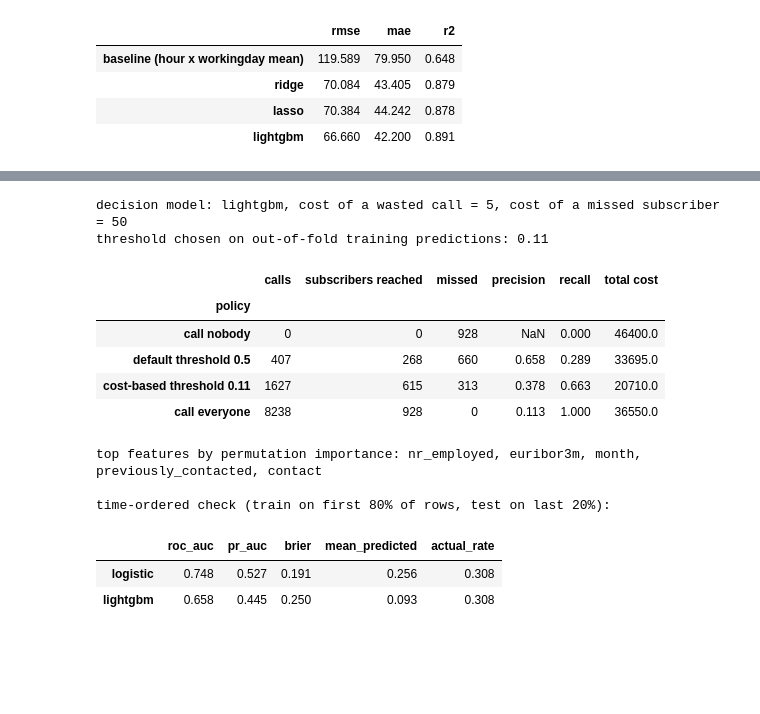
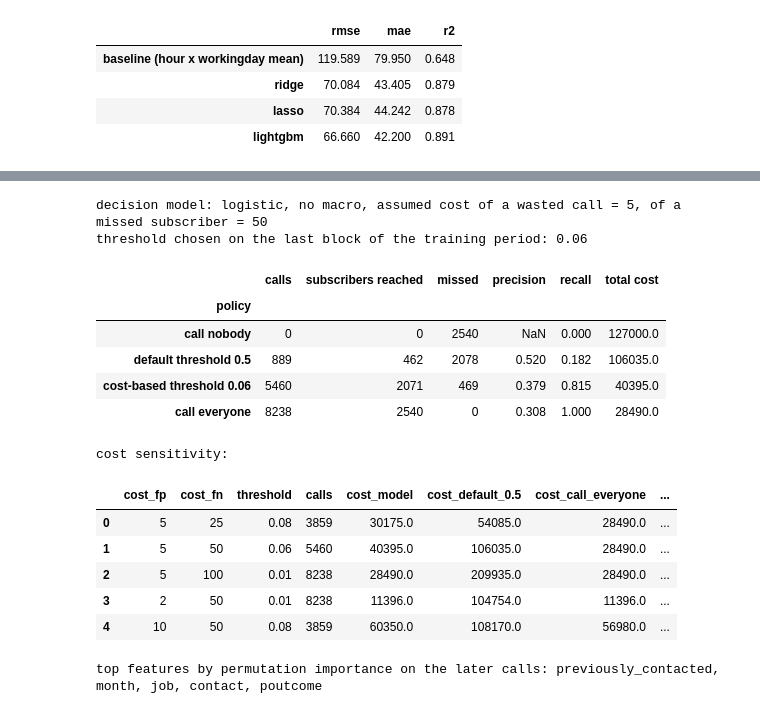
Before and after one commit to Mayank-thite/statistics-and-modeling, a Jupyter notebook: notebooks/06_model_card_summary.ipynb, the cells around one changed output, grey strips where cells are left out. Saved outputs shown, nothing was run; the diff lists cells and outputs as text; code cells hidden in the pictures; blank space fills up the shorter version.

```diff
--- a/notebooks/06_model_card_summary.ipynb
+++ b/notebooks/06_model_card_summary.ipynb
@@ -76,25 +86,27 @@ Test split:
 # %%
-print(f"decision model: {clf['decision_model']}, cost of a wasted call = {clf['cost_fp']}, cost of a missed subscriber = {clf['cost_fn']}")
-print(f"threshold chosen on out-of-fold training predictions: {clf['threshold']}")
-pd.DataFrame(clf["policies"]).set_index("policy")
+print(f"decision model: {clf['decision_model']}, assumed cost of a wasted call = {clf['cost_fp']}, of a missed subscriber = {clf['cost_fn']}")
+print(f"threshold chosen on the last block of the training period: {clf['threshold']}")
+display(pd.DataFrame(clf["policies"]).set_index("policy"))
+print("cost sensitivity:")
+pd.DataFrame(clf["cost_sensitivity"])
 # %% [output]
-decision model: lightgbm, cost of a wasted call = 5, cost of a missed subscriber = 50
-threshold chosen on out-of-fold training predictions: 0.11
+decision model: logistic, no macro, assumed cost of a wasted call = 5, of a missed subscriber = 50
+threshold chosen on the last block of the training period: 0.06
 |  | calls | subscribers reached | missed | precision | recall | total cost |
 | policy |  |  |  |  |  |  |
-| call nobody | 0 | 0 | 928 | NaN | 0.000 | 46400.0 |
-| default threshold 0.5 | 407 | 268 | 660 | 0.658 | 0.289 | 33695.0 |
-| cost-based threshold 0.11 | 1627 | 615 | 313 | 0.378 | 0.663 | 20710.0 |
-| call everyone | 8238 | 928 | 0 | 0.113 | 1.000 | 36550.0 |
+| call nobody | 0 | 0 | 2540 | NaN | 0.000 | 127000.0 |
+| default threshold 0.5 | 889 | 462 | 2078 | 0.520 | 0.182 | 106035.0 |
+| cost-based threshold 0.06 | 5460 | 2071 | 469 | 0.379 | 0.815 | 40395.0 |
+| call everyone | 8238 | 2540 | 0 | 0.308 | 1.000 | 28490.0 |
+cost sensitivity:
+|  | cost_fp | cost_fn | threshold | calls | cost_model | cost_default_0.5 | cost_call_everyone | ... |
+| 0 | 5 | 25 | 0.08 | 3859 | 30175.0 | 54085.0 | 28490.0 | ... |
+| 1 | 5 | 50 | 0.06 | 5460 | 40395.0 | 106035.0 | 28490.0 | ... |
+| 2 | 5 | 100 | 0.01 | 8238 | 28490.0 | 209935.0 | 28490.0 | ... |
+| 3 | 2 | 50 | 0.01 | 8238 | 11396.0 | 104754.0 | 11396.0 | ... |
+| 4 | 10 | 50 | 0.08 | 3859 | 60350.0 | 108170.0 | 56980.0 | ... |
 # %%
-print("top features by permutation importance:", ", ".join(clf["top_permutation_features"]))
-print("\ntime-ordered check (train on first 80% of rows, test on last 20%):")
-pd.DataFrame(clf["time_ordered_check"]).T
+print("top features by permutation importance on the later calls:", ", ".join(clf["top_permutation_features"]))
 # %% [output]
-top features by permutation importance: nr_employed, euribor3m, month, previously_contacted, contact
-
-time-ordered check (train on first 80% of rows, test on last 20%):
+top features by permutation importance on the later calls: previously_contacted, month, job, contact, poutcome
-|  | roc_auc | pr_auc | brier | mean_predicted | actual_rate |
-| logistic | 0.748 | 0.527 | 0.191 | 0.256 | 0.308 |
-| lightgbm | 0.658 | 0.445 | 0.250 | 0.093 | 0.308 |
 # %% [markdown]
```
Also changed, not shown: parts of 3 cells of this notebook, 6 other files.
